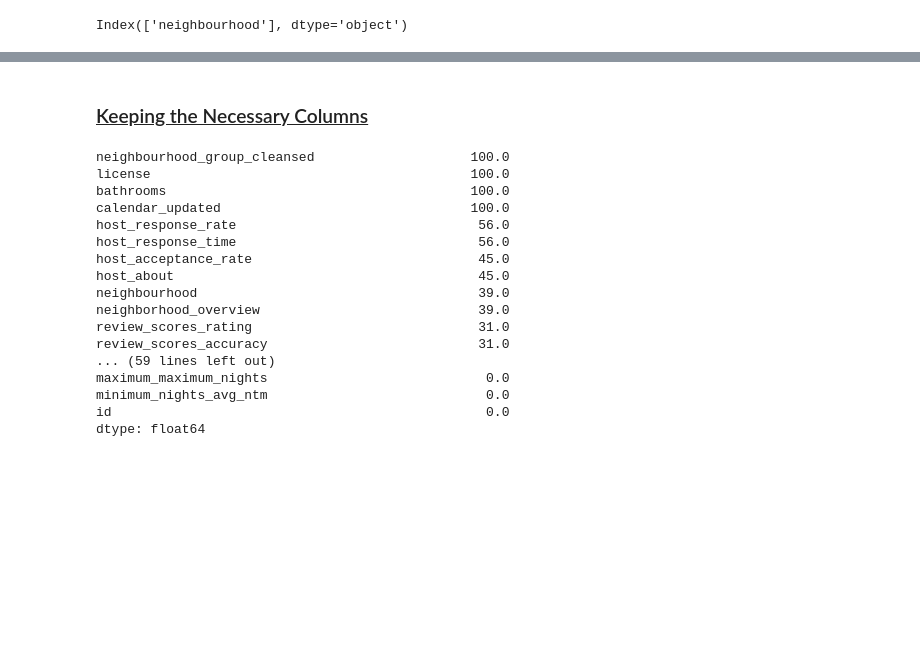
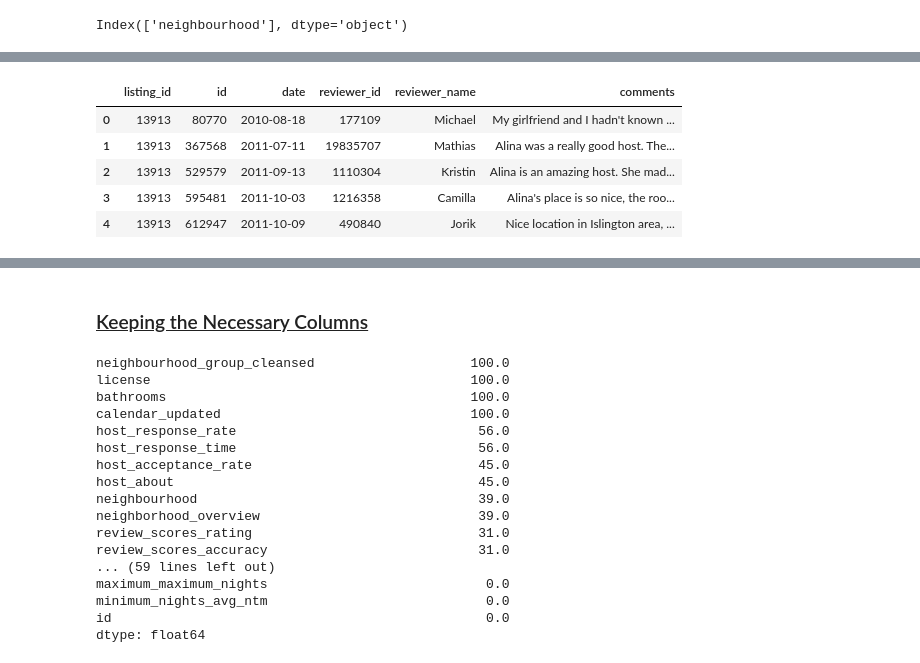
Before and after one commit to SaranyaPandiaraj/Futuristic_Airbnb-Exploring_in_London, a Jupyter notebook: Futuristic_Airbnb_London.ipynb, the cells around one changed output, grey strips where cells are left out. Drawn from its saved outputs; the diff is of its cells as text; code cells hidden in the pictures; blank space fills up the shorter version.

```diff
--- a/Futuristic_Airbnb_London.ipynb
+++ b/Futuristic_Airbnb_London.ipynb
@@ -102,0 +159,9 @@ pd.set_option('display.max_rows', 107)
+# %%
+Reviews_df.head(5)
+# %% [output]
+|  | listing_id | id | date | reviewer_id | reviewer_name | comments |
+| 0 | 13913 | 80770 | 2010-08-18 | 177109 | Michael | My girlfriend and I hadn't known ... |
+| 1 | 13913 | 367568 | 2011-07-11 | 19835707 | Mathias | Alina was a really good host. The... |
+| 2 | 13913 | 529579 | 2011-09-13 | 1110304 | Kristin | Alina is an amazing host. She mad... |
+| 3 | 13913 | 595481 | 2011-10-03 | 1216358 | Camilla | Alina's place is so nice, the roo... |
+| 4 | 13913 | 612947 | 2011-10-09 | 490840 | Jorik | Nice location in Islington area, ... |
```
Also changed, not shown: parts of 34 cells of this notebook, 4 other files.
